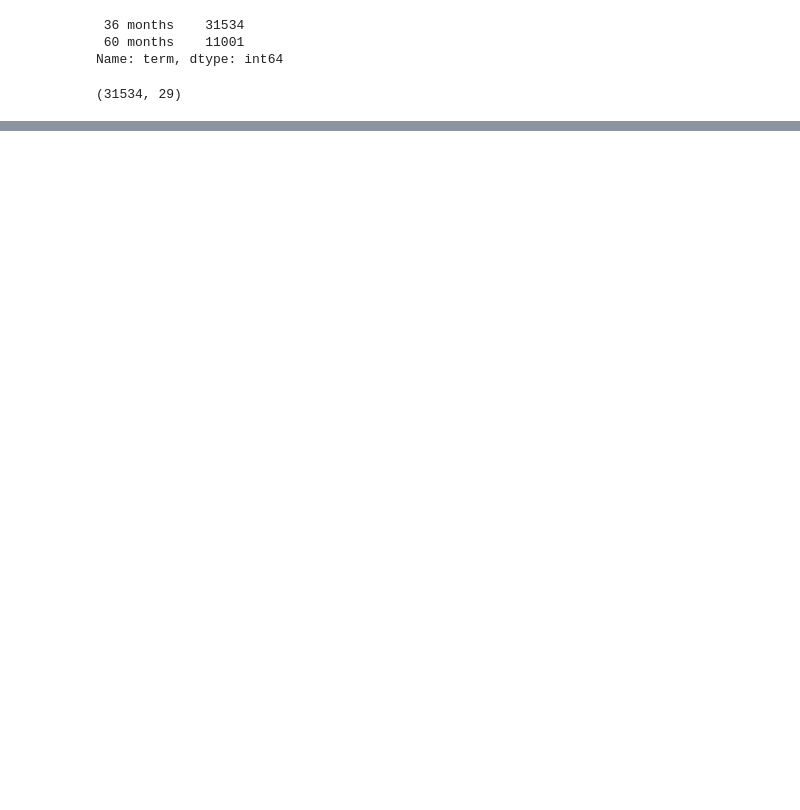
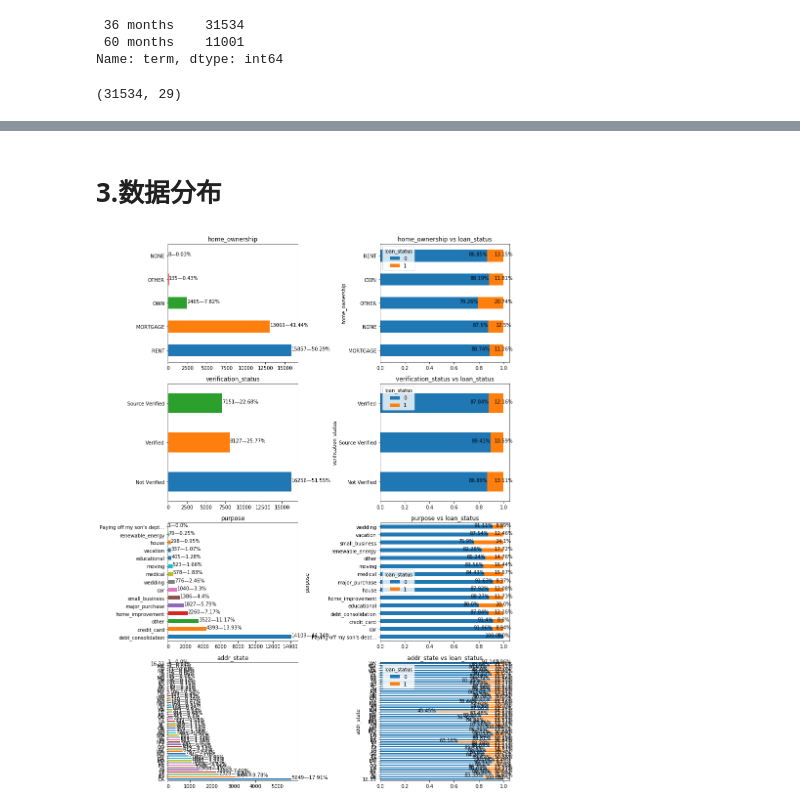
Before and after one commit to iihcy/Credit_ACard, a Jupyter notebook: ACard.ipynb, the cells around one changed output, grey strips where cells are left out. Saved outputs shown, nothing was run; the diff lists cells and outputs as text; code cells hidden in the pictures; blank space fills up the shorter version.

```diff
--- a/ACard.ipynb
+++ b/ACard.ipynb
@@ -247,0 +211,11 @@ memory usage: 7.0+ MB
+# %%
+# 类别型特征:home_ownership, verification_status, purpose, addr_state
+char_feature = ['home_ownership', 'verification_status', 'purpose', 'addr_state']
+# 日期型特征：issue_d，earliest_cr_line，next_pymnt_d
+time_feature = ['issue_d', 'earliest_cr_line', 'next_pymnt_d']
+df_finals[time_feature] = df_finals[time_feature].apply(pd.to_datetime)
+# 连续型特征
+num_feature = other_feature.drop(time_feature)
+for i_f in num_feature:
+    df_finals[i_f] = df_finals[i_f].apply(pd.to_numeric, errors='coerce')
+df_finals.info()
@@ -247,0 +240,38 @@ memory usage: 7.0+ MB
+# %%
+# 2.9 特征衍生：loan_amnt贷款额度，annual_inc年收入（贷款收入比）
+# df_finals[['loan_amnt','annual_inc', 'issue_d', 'earliest_cr_line', 'next_pymnt_d']]
+df_finals['pnt_loan_annual'] = df_finals.loan_amnt/df_finals.annual_inc
+# %% [markdown]
+# 3.数据分布
+# %%
+import matplotlib.pyplot as plt
+#图示离散变量的分布，无返回值；
+#df：DataFrame，数据集；cols：list，离散变量名；col_target：str，目标变量，y；
+def plot_discrete(data,cols,col_target):
+    cnt=len(cols)
+    fig1152,ax1152=plt.subplots(cnt,2,figsize=(2*6,cnt*4))
+    #变量取值分布
+    for i in range(len(cols)):
+        df1152=data[cols[i]].value_counts(dropna=False)
+        df1152_pnt=100*df1152/df1152.sum()
+        df1152.plot(kind='barh',ax=ax1152[i,0])
+        ax1152set=ax1152[i,0].set(title=cols[i])
+        #图注释，例如：975—3.09%，表示某变量取值下样本数975，占所有样本总数和的比例3.09
+        for j in range(len(df1152)):
+            ax1152text=ax1152[i,0].text(df1152.iloc[j],j,'%s—%s%%'%(
+                df1152.iloc[j],round(df1152_pnt.iloc[j],2)))
+    #双变量分布：目标变量按单个变量分组后，组内不同类别样本占比
+        df1503=pd.crosstab(data[cols[i]],data[col_target],normalize='index',dropna=False)
+        df1503.plot(kind='barh',ax=ax1152[i,1],stacked=True)
+        ax1503set=ax1152[i,1].set(title='%s vs loan_status'%cols[i])
+        #图注释，例如：80%，20%，表示变量某取值下，样本分为两个不同类别(1和0)，分别占比80,20%，
+        for k in range(len(df1503)):
+            ax1503set=ax1152[i,1].text(df1503.iloc[k,0],k,
+                                       '%s%%'%round(100*df1503.iloc[k,0],2),ha='right')
+            ax1503set=ax1152[i,1].text(1,k,'%s%%'%round(100*df1503.iloc[k,1],2),ha='center')
+    #自动调整子图布局
+    plt.tight_layout()
+# %%
+plot_discrete(df_finals,char_feature,'loan_status')
+# %% [output]
+[figure, added]
```
Also changed, not shown: parts of 13 cells of this notebook.
